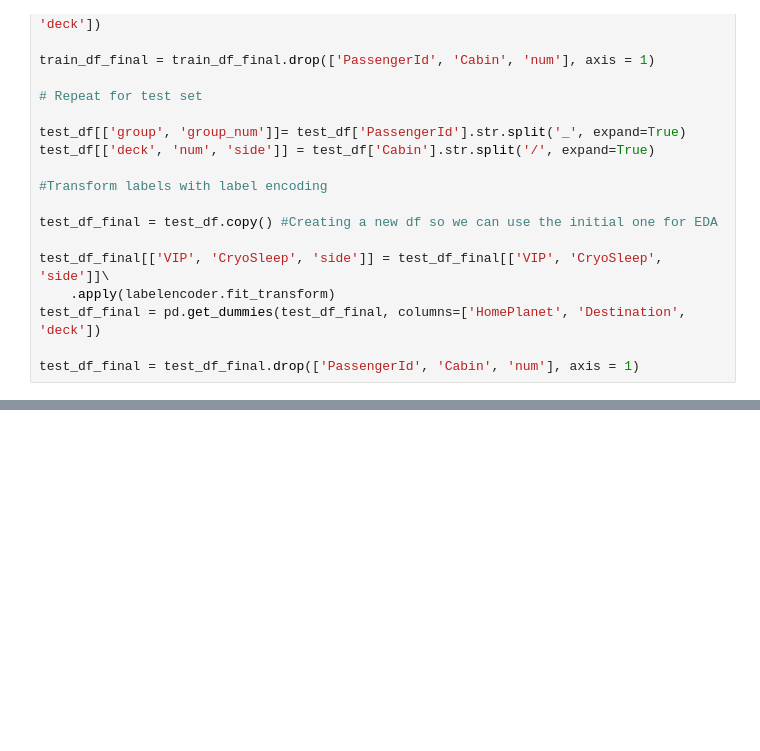
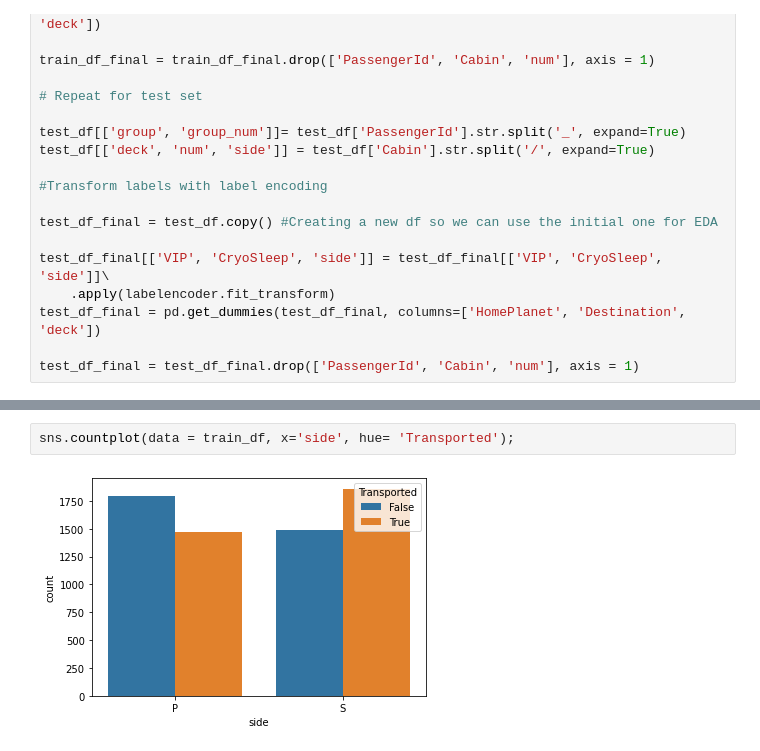
Before and after one commit to gioelebbc/Kaggle-Titanic-spaceship, a Jupyter notebook: code.ipynb, the cells around one changed output, grey strips where cells are left out. Drawn from its saved outputs; the diff is of its cells as text; blank space fills up the shorter version.

```diff
--- a/code.ipynb
+++ b/code.ipynb
@@ -195,0 +208,4 @@ test_df_final = test_df_final.drop(['PassengerId', 'Cabin', 'num'], axis = 1)
+# %%
+sns.countplot(data = train_df, x='side', hue= 'Transported');
+# %% [output]
+[figure, added]
```
Also changed, not shown: parts of 4 cells of this notebook.
